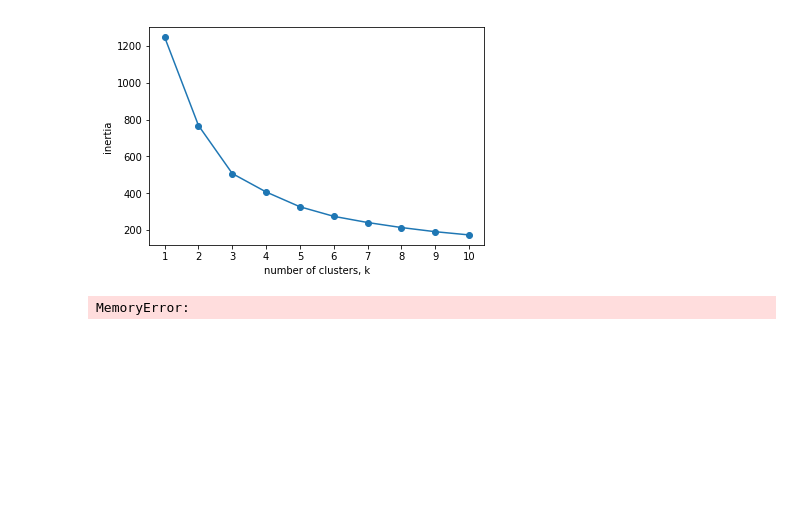
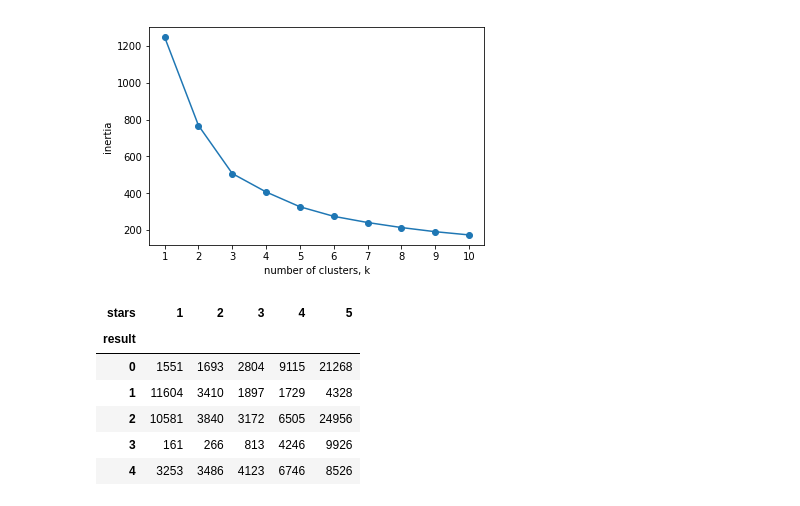
Before and after one commit to Aprendizado-de-Maquina-2018-2/trabalho3, a Jupyter notebook: Projeto 3 - Yelp Dataset.ipynb, the cells around one changed output. Drawn from its saved outputs; the diff is of its cells as text; code cells hidden in the pictures; blank space fills up the shorter version.

Commit message:
Show crosstab class and clusters

```diff
--- a/Projeto 3 - Yelp Dataset.ipynb
+++ b/Projeto 3 - Yelp Dataset.ipynb
@@ -372,27 +374,14 @@ plt.xticks(ks)
 plt.show()
 # %% [output]
 [figure]
-# %%
-ks = range(2, 11)
-inertias = []
-
-for k in ks:
-    # Create a KMeans instance with k clusters: model
-    svd = TruncatedSVD()
-    spec = SpectralClustering(n_clusters=k)
-
-    pipeline_spec = make_pipeline(svd, spec)
-    # Fit model to samples
-    pipeline_spec.fit(m)
-
-    # Append the inertia to the list of inertias
-    inertias.append(pipeline_spec.steps[1][1].inertia_)
-
-# Plot ks vs inertias
-plt.plot(ks, inertias, '-o')
-plt.xlabel('number of clusters, k')
-plt.ylabel('inertia')
-plt.xticks(ks)
-plt.show()
-# %% [output]
-MemoryError:
+# %%
+ct = pd.crosstab(data_set['result'], data_set['stars'])
+ct
+# %% [output]
+| stars | 1 | 2 | 3 | 4 | 5 |
+| result |  |  |  |  |  |
+| 0 | 1551 | 1693 | 2804 | 9115 | 21268 |
+| 1 | 11604 | 3410 | 1897 | 1729 | 4328 |
+| 2 | 10581 | 3840 | 3172 | 6505 | 24956 |
+| 3 | 161 | 266 | 813 | 4246 | 9926 |
+| 4 | 3253 | 3486 | 4123 | 6746 | 8526 |
```
Also changed, not shown: parts of 6 cells of this notebook.
